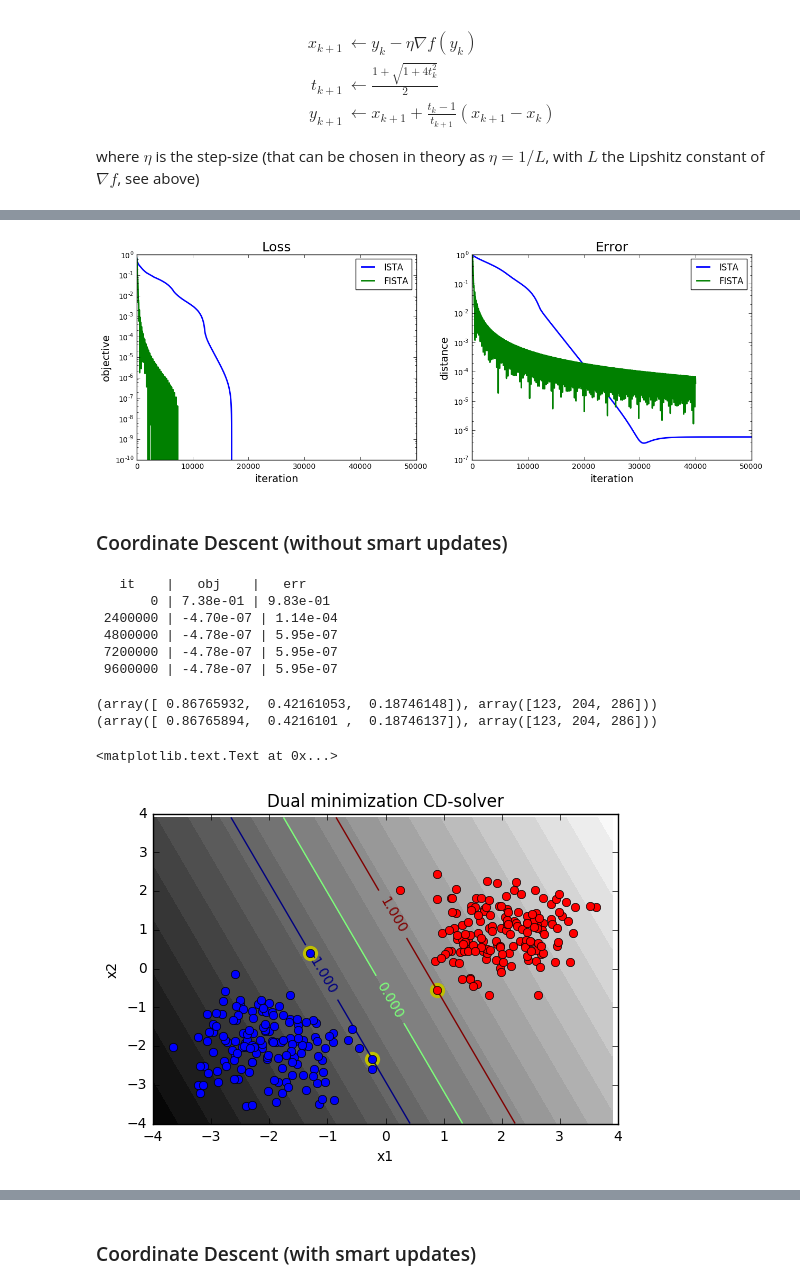
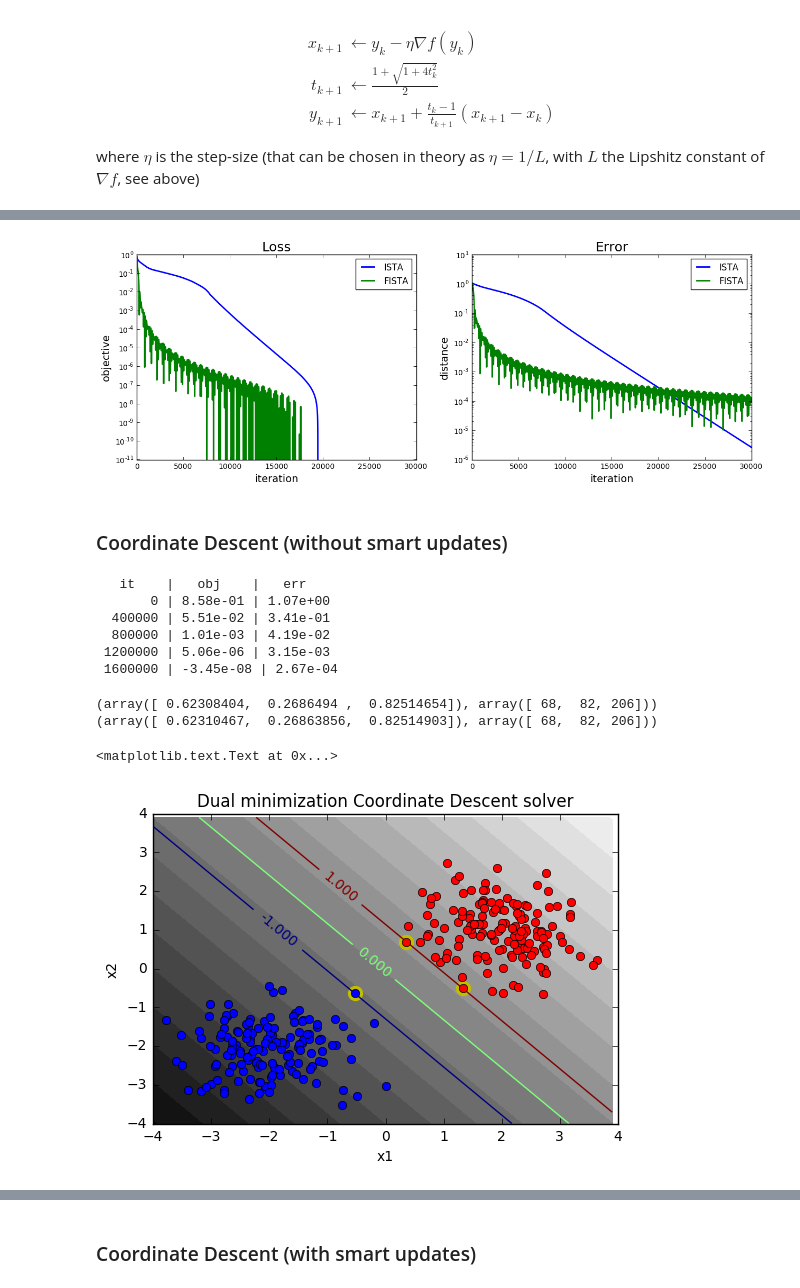
Before and after one commit to DataNest/project-optimization-data-science, a Jupyter notebook: project_el_alaoui_salma_and_hung_chia_man_and_liu_zhengying-merge.ipynb, the cells around one changed output, grey strips where cells are left out. Drawn from its saved outputs; the diff is of its cells as text; code cells hidden in the pictures.

```diff
--- a/project_el_alaoui_salma_and_hung_chia_man_and_liu_zhengying-merge.ipynb
+++ b/project_el_alaoui_salma_and_hung_chia_man_and_liu_zhengying-merge.ipynb
@@ -934,6 +934,9 @@ class Svm(object):
     def loss(self, x):
         return 1. / 2 * x.dot(self.H.dot(x)) - x.dot(self.e) + self.g(x)
 
+    def loss_smooth(self, x):
+        return 1. / 2 * x.dot(self.H.dot(x)) - x.dot(self.e)
+
     def grad(self, x):
         return self.H.dot(x) - self.e
 
@@ -1074,8 +1080,8 @@ def fista(x_init, grad, prox, n_iter=100, step=1., callback=None):
             callback(x)
     return x
 # %%
-n_iter = 40000
-step = 1. / model.lipschitz_constant()
+n_iter =
+step = 1. / mod30000el.lipschitz_constant()
 x_init = np.zeros(model.n)
 fista_inspector = inspector(model.loss, verbose=True)
 x_fista = fista(x_init, model.grad, model.prox_g, n_iter, step, callback=fista_inspector)
@@ -1130,7 +1136,7 @@ for insp in inspectors:
 
 plt.legend(solvers);
 # %% [output]
-[figure, old version]
+[figure, new version]
 # %% [markdown]
 ### Coordinate Descent (without smart updates)
 # %%
@@ -1145,33 +1151,33 @@ def cd(x_init, n, grad, prox, n_iter=100, step=1., callback=None):
             callback(x)
     return x
 # %%
-n_iter = 40000 * 300
+n_iter = 20000 * 100
 step = 1. / model.lipschitz_i()
 x_init = np.zeros(model.n)
 cd_inspector = inspector(model.loss, verbose=True)
 x_cd = cd(x_init, model.n, model.grad_i, model.prox_g, n_iter, step, callback=cd_inspector)
 # %% [output]
    it    |   obj    |   err
-       0 | 7.38e-01 | 9.83e-01
- 2400000 | -4.70e-07 | 1.14e-04
- 4800000 | -4.78e-07 | 5.95e-07
- 7200000 | -4.78e-07 | 5.95e-07
- 9600000 | -4.78e-07 | 5.95e-07
+       0 | 8.58e-01 | 1.07e+00
+  400000 | 5.51e-02 | 3.41e-01
+  800000 | 1.01e-03 | 4.19e-02
+ 1200000 | 5.06e-06 | 3.15e-03
+ 1600000 | -3.45e-08 | 2.67e-04
 # %%
 print(get_support_vec(x_cd))
 print(get_support_vec(x_min))
 # %% [output]
-(array([ 0.86765932,  0.42161053,  0.18746148]), array([123, 204, 286]))
-(array([ 0.86765894,  0.4216101 ,  0.18746137]), array([123, 204, 286]))
+(array([ 0.62308404,  0.2686494 ,  0.82514654]), array([ 68,  82, 206]))
+(array([ 0.62310467,  0.26863856,  0.82514903]), array([ 68,  82, 206]))
 # %%
 mu_support, idx_support = get_support_vec(x_cd)
 _, b = compute_w_b(x_cd, y, X)
 plot_classif(X[:, :-1], y, mu_support, idx_support, b)
 plt.scatter(X[idx_support][:,0],X[idx_support][:,1],label="support", color = 'y', s=100)
-plt.title("Dual minimization CD-solver")
+plt.title("Dual minimization Coordinate Descent solver")
 # %% [output]
 <matplotlib.text.Text at 0x...>
-[figure, old version]
+[figure, new version]
 # %%
 plt.figure(figsize=(15, 5))
 
```
Also changed, not shown: parts of 29 cells of this notebook.
